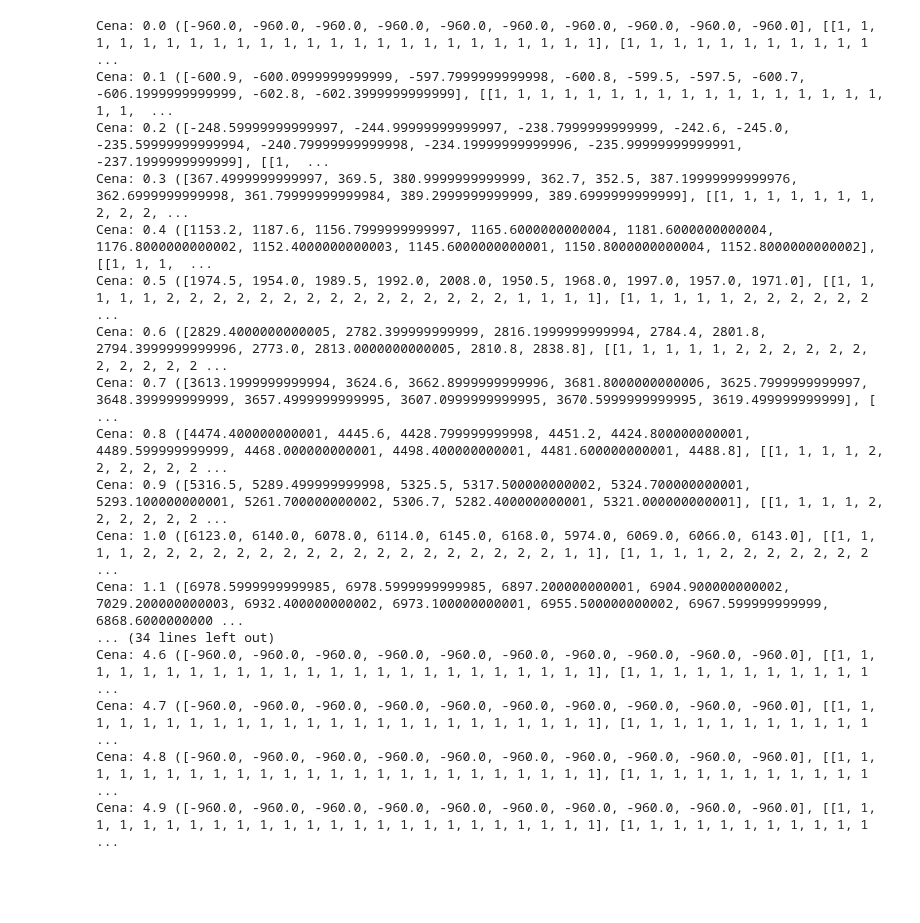
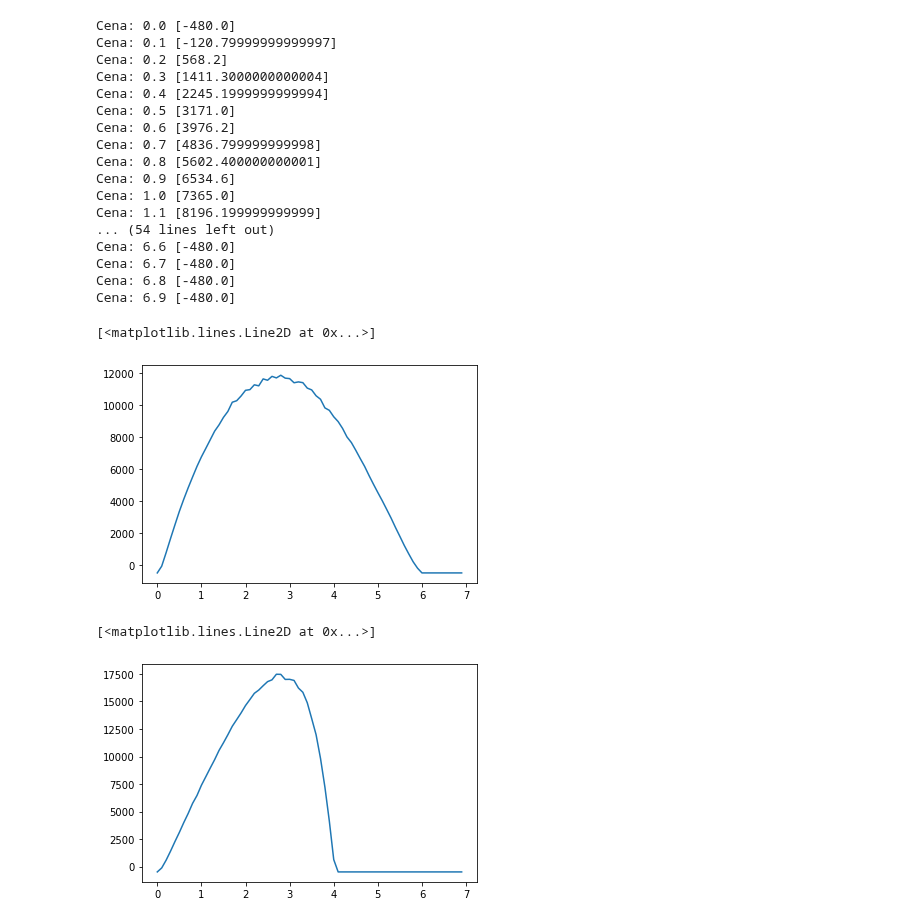
Before and after one commit to fmordarski/Passengers-simulation, a Jupyter notebook: Raport_MZK.ipynb, the cells around one changed output. Cells and saved outputs as stored; diff of their text form; code cells hidden in the pictures; blank space fills up the shorter version.

```diff
--- a/Raport_MZK.ipynb
+++ b/Raport_MZK.ipynb
@@ -95,0 +166,6 @@ def model(hour, stats, buses, capacity):
+# %%
+cena_biletu = 1
+hour = 9
+stats = simulate_passengers(cena_biletu)
+buses = 4
+capacity = 40
@@ -124,7 +203,7 @@ def symulacja(iteration, cena_biletu, koszt_autobusu, buses, capacity):
             profit = max(hour_profit)
         profits.append(profit)
         optimum_buses.append(hour_bus)
-    return profits, optimum_buses
+    return profits #optimum_buses
 # %%
 def f(cena=0):
     if cena <= 4:
@@ -133,5 +212,5 @@ def f(cena=0):
         wspolczynnik = 0
     return wspolczynnik
 # %%
-ceny = [round(x * 0.1,2) for x in range(0, 50)]
+ceny = [round(x * 0.1,2) for x in range(0, 70)]
 ceny;
@@ -138,21 +221,35 @@ ceny;
 # %%
+c = []
+z = []
 for i in ceny:
-    print("Cena:", i,symulacja(10, i, 40, 2, 40))
+    print("Cena:", i,symulacja(1, i, 20, 2, 40))
+    c.append(i)
+    z.append(symulacja(1, i, 20, 2, 40))
 # %% [output]
-Cena: 0.0 ([-960.0, -960.0, -960.0, -960.0, -960.0, -960.0, -960.0, -960.0, -960.0, -960.0], [[1, 1, 1, 1, 1, 1, 1, 1, 1, 1, 1, 1, 1, 1, 1, 1, 1, 1, 1, 1, 1, 1, 1, 1], [1, 1, 1, 1, 1, 1, 1, 1, 1, 1, 1 ...
-Cena: 0.1 ([-600.9, -600.0999999999999, -597.7999999999998, -600.8, -599.5, -597.5, -600.7, -606.1999999999999, -602.8, -602.3999999999999], [[1, 1, 1, 1, 1, 1, 1, 1, 1, 1, 1, 1, 1, 1, 1, 1, 1, 1, 1,  ...
-Cena: 0.2 ([-248.59999999999997, -244.99999999999997, -238.7999999999999, -242.6, -245.0, -235.59999999999994, -240.79999999999998, -234.19999999999996, -235.99999999999991, -237.1999999999999], [[1,  ...
-Cena: 0.3 ([367.4999999999997, 369.5, 380.9999999999999, 362.7, 352.5, 387.19999999999976, 362.6999999999998, 361.79999999999984, 389.2999999999999, 389.6999999999999], [[1, 1, 1, 1, 1, 1, 1, 2, 2, 2, ...
-Cena: 0.4 ([1153.2, 1187.6, 1156.7999999999997, 1165.6000000000004, 1181.6000000000004, 1176.8000000000002, 1152.4000000000003, 1145.6000000000001, 1150.8000000000004, 1152.8000000000002], [[1, 1, 1,  ...
-Cena: 0.5 ([1974.5, 1954.0, 1989.5, 1992.0, 2008.0, 1950.5, 1968.0, 1997.0, 1957.0, 1971.0], [[1, 1, 1, 1, 1, 2, 2, 2, 2, 2, 2, 2, 2, 2, 2, 2, 2, 2, 2, 2, 1, 1, 1, 1], [1, 1, 1, 1, 1, 2, 2, 2, 2, 2, 2 ...
-Cena: 0.6 ([2829.4000000000005, 2782.399999999999, 2816.1999999999994, 2784.4, 2801.8, 2794.3999999999996, 2773.0, 2813.0000000000005, 2810.8, 2838.8], [[1, 1, 1, 1, 1, 2, 2, 2, 2, 2, 2, 2, 2, 2, 2, 2 ...
-Cena: 0.7 ([3613.1999999999994, 3624.6, 3662.8999999999996, 3681.8000000000006, 3625.7999999999997, 3648.399999999999, 3657.4999999999995, 3607.0999999999995, 3670.5999999999995, 3619.499999999999], [ ...
-Cena: 0.8 ([4474.400000000001, 4445.6, 4428.799999999998, 4451.2, 4424.800000000001, 4489.599999999999, 4468.000000000001, 4498.400000000001, 4481.600000000001, 4488.8], [[1, 1, 1, 1, 2, 2, 2, 2, 2, 2 ...
-Cena: 0.9 ([5316.5, 5289.499999999998, 5325.5, 5317.500000000002, 5324.700000000001, 5293.100000000001, 5261.700000000002, 5306.7, 5282.400000000001, 5321.000000000001], [[1, 1, 1, 1, 2, 2, 2, 2, 2, 2 ...
-Cena: 1.0 ([6123.0, 6140.0, 6078.0, 6114.0, 6145.0, 6168.0, 5974.0, 6069.0, 6066.0, 6143.0], [[1, 1, 1, 1, 2, 2, 2, 2, 2, 2, 2, 2, 2, 2, 2, 2, 2, 2, 2, 2, 2, 2, 1, 1], [1, 1, 1, 1, 2, 2, 2, 2, 2, 2, 2 ...
-Cena: 1.1 ([6978.5999999999985, 6978.5999999999985, 6897.200000000001, 6904.900000000002, 7029.200000000003, 6932.400000000002, 6973.100000000001, 6955.500000000002, 6967.599999999999, 6868.6000000000 ...
-... (34 lines left out)
-Cena: 4.6 ([-960.0, -960.0, -960.0, -960.0, -960.0, -960.0, -960.0, -960.0, -960.0, -960.0], [[1, 1, 1, 1, 1, 1, 1, 1, 1, 1, 1, 1, 1, 1, 1, 1, 1, 1, 1, 1, 1, 1, 1, 1], [1, 1, 1, 1, 1, 1, 1, 1, 1, 1, 1 ...
-Cena: 4.7 ([-960.0, -960.0, -960.0, -960.0, -960.0, -960.0, -960.0, -960.0, -960.0, -960.0], [[1, 1, 1, 1, 1, 1, 1, 1, 1, 1, 1, 1, 1, 1, 1, 1, 1, 1, 1, 1, 1, 1, 1, 1], [1, 1, 1, 1, 1, 1, 1, 1, 1, 1, 1 ...
-Cena: 4.8 ([-960.0, -960.0, -960.0, -960.0, -960.0, -960.0, -960.0, -960.0, -960.0, -960.0], [[1, 1, 1, 1, 1, 1, 1, 1, 1, 1, 1, 1, 1, 1, 1, 1, 1, 1, 1, 1, 1, 1, 1, 1], [1, 1, 1, 1, 1, 1, 1, 1, 1, 1, 1 ...
-Cena: 4.9 ([-960.0, -960.0, -960.0, -960.0, -960.0, -960.0, -960.0, -960.0, -960.0, -960.0], [[1, 1, 1, 1, 1, 1, 1, 1, 1, 1, 1, 1, 1, 1, 1, 1, 1, 1, 1, 1, 1, 1, 1, 1], [1, 1, 1, 1, 1, 1, 1, 1, 1, 1, 1 ...
+Cena: 0.0 [-480.0]
+Cena: 0.1 [-120.79999999999997]
+Cena: 0.2 [568.2]
+Cena: 0.3 [1411.3000000000004]
+Cena: 0.4 [2245.1999999999994]
+Cena: 0.5 [3171.0]
+Cena: 0.6 [3976.2]
+Cena: 0.7 [4836.799999999998]
+Cena: 0.8 [5602.400000000001]
+Cena: 0.9 [6534.6]
+Cena: 1.0 [7365.0]
+Cena: 1.1 [8196.199999999999]
+... (54 lines left out)
+Cena: 6.6 [-480.0]
+Cena: 6.7 [-480.0]
+Cena: 6.8 [-480.0]
+Cena: 6.9 [-480.0]
+# %%
+plt.plot(c, z)
+# %% [output]
+[<matplotlib.lines.Line2D at 0x...>]
+[figure, added]
+# %%
+plt.plot(c, z)
+# %% [output]
+[<matplotlib.lines.Line2D at 0x...>]
+[figure, added]
```
Also changed, not shown: parts of 9 cells of this notebook.
